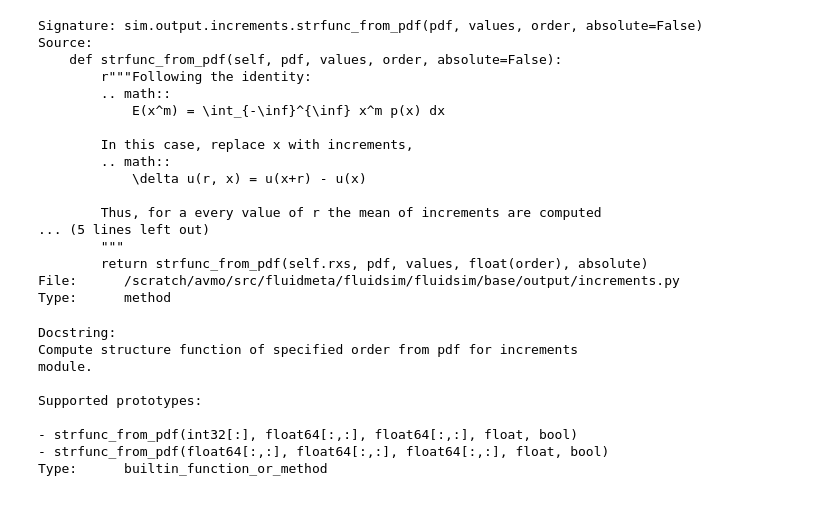
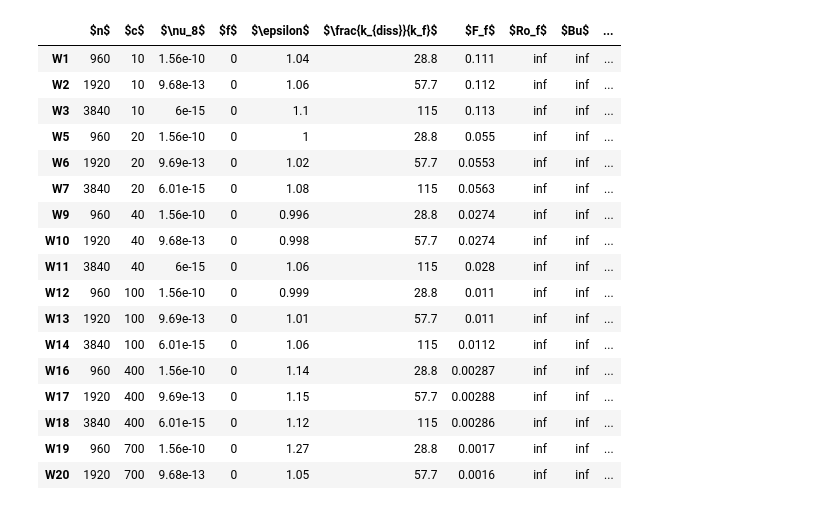
Before and after one commit to ashwinvis/augieretal_jfm_2019_shallow_water, a Jupyter notebook: Python/flatness_vartiation.ipynb, the cells around one changed output. Saved outputs shown, nothing was run; the diff lists cells and outputs as text; code cells hidden in the pictures.

Commit message:
Structure function scaling attempts

```diff
--- a/Python/flatness_vartiation.ipynb
+++ b/Python/flatness_vartiation.ipynb
@@ -112,33 +152,22 @@ c2 = 4.9e+05 ; f =      0 ; kd2 =      0
-# %%
-sim.output.increments.strfunc_from_pdf??
-# %% [output]
-Signature: sim.output.increments.strfunc_from_pdf(pdf, values, order, absolute=False)
-Source:
-    def strfunc_from_pdf(self, pdf, values, order, absolute=False):
-        r"""Following the identity:
-        .. math::
-            E(x^m) = \int_{-\inf}^{\inf} x^m p(x) dx
-
-        In this case, replace x with increments,
-        .. math::
-            \delta u(r, x) = u(x+r) - u(x)
-
-        Thus, for a every value of r the mean of increments are computed
-... (5 lines left out)
-        """
-        return strfunc_from_pdf(self.rxs, pdf, values, float(order), absolute)
-File:      /scratch/avmo/src/fluidmeta/fluidsim/fluidsim/base/output/increments.py
-Type:      method
-# %%
-from fluidsim.base.output.increments import strfunc_from_pdf
-strfunc_from_pdf.__
-# %% [output]
-Docstring:
-Compute structure function of specified order from pdf for increments
-module.
-
-Supported prototypes:
-
-- strfunc_from_pdf(int32[:], float64[:,:], float64[:,:], float, bool)
-- strfunc_from_pdf(float64[:,:], float64[:,:], float64[:,:], float, bool)
-Type:      builtin_function_or_method
+# %%
+df = df_w[df_w["$n$"] < 4000]
+df
+# %% [output]
+|  | $n$ | $c$ | $\nu_8$ | $f$ | $\epsilon$ | $\frac{k_{diss}}{k_f}$ | $F_f$ | $Ro_f$ | $Bu$ | ... |
+| W1 | 960 | 10 | 1.56e-10 | 0 | 1.04 | 28.8 | 0.111 | inf | inf | ... |
+| W2 | 1920 | 10 | 9.68e-13 | 0 | 1.06 | 57.7 | 0.112 | inf | inf | ... |
+| W3 | 3840 | 10 | 6e-15 | 0 | 1.1 | 115 | 0.113 | inf | inf | ... |
+| W5 | 960 | 20 | 1.56e-10 | 0 | 1 | 28.8 | 0.055 | inf | inf | ... |
+| W6 | 1920 | 20 | 9.69e-13 | 0 | 1.02 | 57.7 | 0.0553 | inf | inf | ... |
+| W7 | 3840 | 20 | 6.01e-15 | 0 | 1.08 | 115 | 0.0563 | inf | inf | ... |
+| W9 | 960 | 40 | 1.56e-10 | 0 | 0.996 | 28.8 | 0.0274 | inf | inf | ... |
+| W10 | 1920 | 40 | 9.68e-13 | 0 | 0.998 | 57.7 | 0.0274 | inf | inf | ... |
+| W11 | 3840 | 40 | 6e-15 | 0 | 1.06 | 115 | 0.028 | inf | inf | ... |
+| W12 | 960 | 100 | 1.56e-10 | 0 | 0.999 | 28.8 | 0.011 | inf | inf | ... |
+| W13 | 1920 | 100 | 9.69e-13 | 0 | 1.01 | 57.7 | 0.011 | inf | inf | ... |
+| W14 | 3840 | 100 | 6.01e-15 | 0 | 1.06 | 115 | 0.0112 | inf | inf | ... |
+| W16 | 960 | 400 | 1.56e-10 | 0 | 1.14 | 28.8 | 0.00287 | inf | inf | ... |
+| W17 | 1920 | 400 | 9.69e-13 | 0 | 1.15 | 57.7 | 0.00288 | inf | inf | ... |
+| W18 | 3840 | 400 | 6.01e-15 | 0 | 1.12 | 115 | 0.00286 | inf | inf | ... |
+| W19 | 960 | 700 | 1.56e-10 | 0 | 1.27 | 28.8 | 0.0017 | inf | inf | ... |
+| W20 | 1920 | 700 | 9.68e-13 | 0 | 1.05 | 57.7 | 0.0016 | inf | inf | ... |
```
Also changed, not shown: parts of 15 cells of this notebook, 2 other files.
